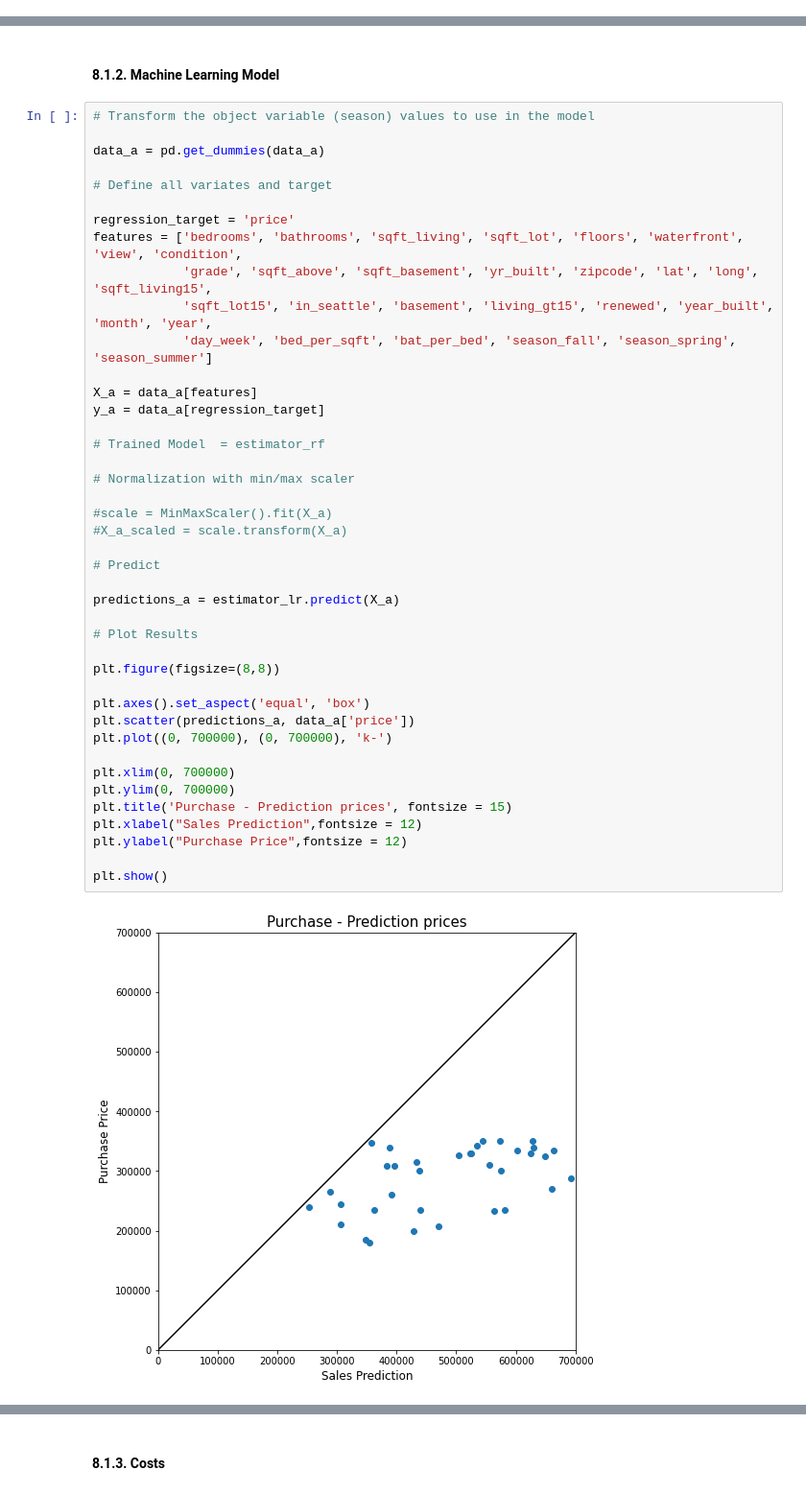
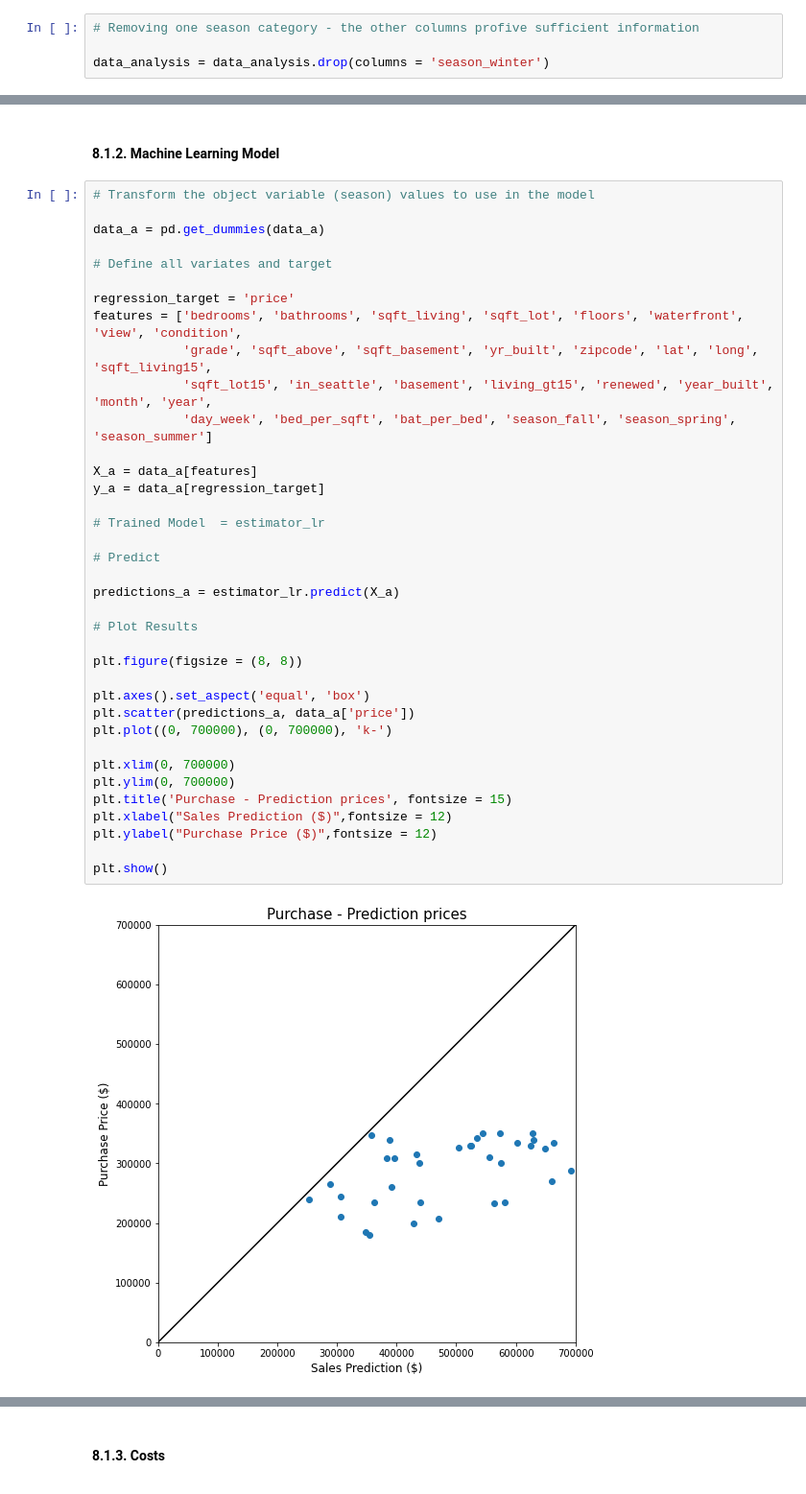
Before and after one commit to vitorlavor/Portfolio_DataScience, a Jupyter notebook: Project_HouseRocket.ipynb, the cells around one changed output, grey strips where cells are left out. Shown at 96% size. Saved outputs shown, nothing was run; the diff lists cells and outputs as text.

```diff
--- a/Project_HouseRocket.ipynb
+++ b/Project_HouseRocket.ipynb
@@ -1262,6 +1259,10 @@ dtype: object
 # Transform the object variable (season) values to use in the model
 
 data_analysis = pd.get_dummies(data_analysis, columns=['season'])
+# %%
+# Removing one season category - the other columns profive sufficient information
+
+data_analysis = data_analysis.drop(columns = 'season_winter')
 # %%
 data_analysis.head()
 # %% [output]
@@ -1935,40 +1917,35 @@ data_a = pd.get_dummies(data_a)
 
 # Define all variates and target
 
 regression_target = 'price'
 features = ['bedrooms', 'bathrooms', 'sqft_living', 'sqft_lot', 'floors', 'waterfront', 'view', 'condition',
             'grade', 'sqft_above', 'sqft_basement', 'yr_built', 'zipcode', 'lat', 'long', 'sqft_living15',
             'sqft_lot15', 'in_seattle', 'basement', 'living_gt15', 'renewed', 'year_built', 'month', 'year',
             'day_week', 'bed_per_sqft', 'bat_per_bed', 'season_fall', 'season_spring', 'season_summer']
 
 X_a = data_a[features]
 y_a = data_a[regression_target]
 
-# Trained Model  = estimator_rf
-
-# Normalization with min/max scaler
-
-#scale = MinMaxScaler().fit(X_a)
-#X_a_scaled = scale.transform(X_a)
+# Trained Model  = estimator_lr
 
 # Predict
 
 predictions_a = estimator_lr.predict(X_a)
 
 # Plot Results
 
-plt.figure(figsize=(8,8))
+plt.figure(figsize = (8, 8))
 
 plt.axes().set_aspect('equal', 'box')
 plt.scatter(predictions_a, data_a['price'])
 plt.plot((0, 700000), (0, 700000), 'k-')
 
 plt.xlim(0, 700000)
 plt.ylim(0, 700000)
 plt.title('Purchase - Prediction prices', fontsize = 15)
-plt.xlabel("Sales Prediction",fontsize = 12)
-plt.ylabel("Purchase Price",fontsize = 12)
+plt.xlabel("Sales Prediction ($)",fontsize = 12)
+plt.ylabel("Purchase Price ($)",fontsize = 12)
 
 plt.show()
 # %% [output]
-[figure, old version]
+[figure, new version]
```
Also changed, not shown: parts of 70 cells of this notebook.
